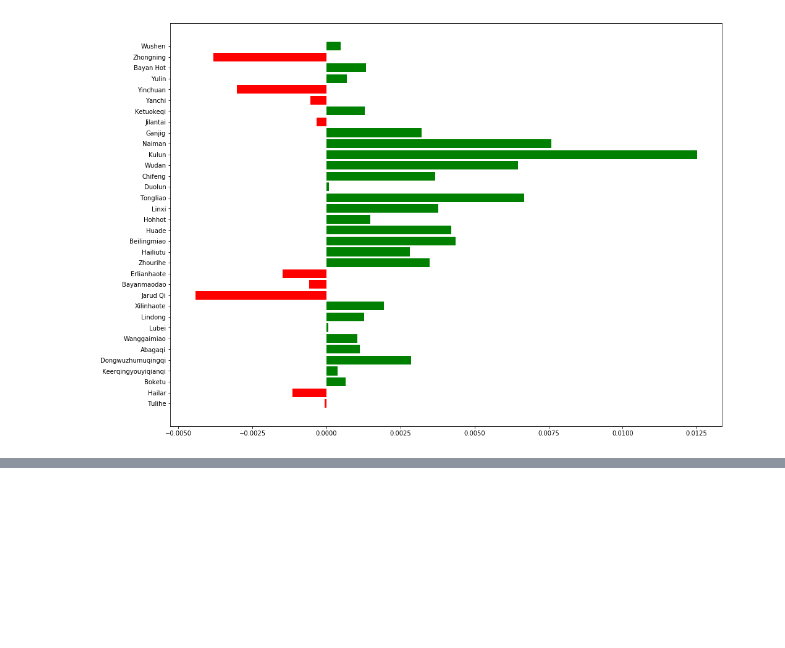
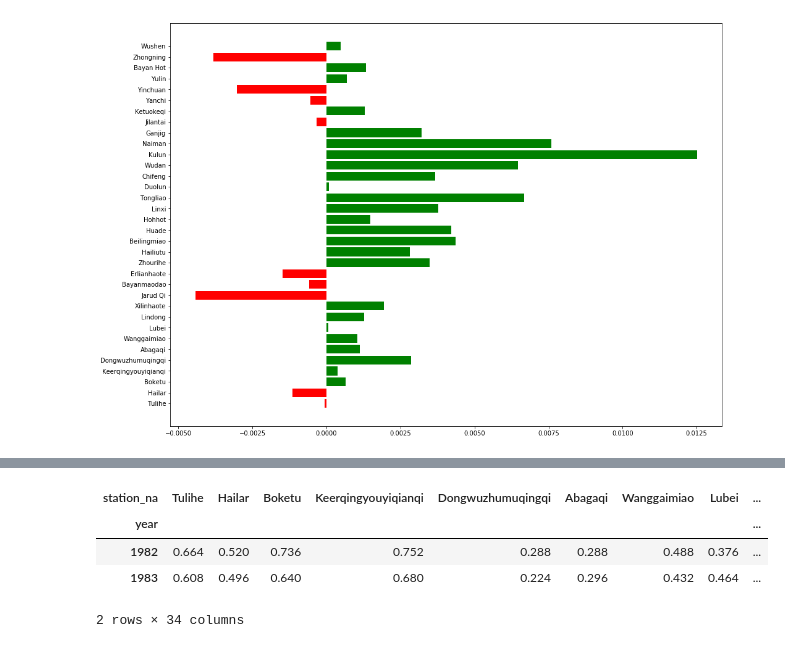
Before and after one commit to martin-martin/NDVI-trends-china, a Jupyter notebook: time_series_stats.ipynb, the cells around one changed output, grey strips where cells are left out. Saved outputs shown, nothing was run; the diff lists cells and outputs as text; code cells hidden in the pictures; blank space fills up the shorter version.

```diff
--- a/time_series_stats.ipynb
+++ b/time_series_stats.ipynb
@@ -308,0 +332,2 @@ plt.barh(y=slope_df.index, width=slope_df.slope, color=colors)
+# %%
+station_df = df[ndvi_columns].T
@@ -308,0 +341,13 @@ plt.barh(y=slope_df.index, width=slope_df.slope, color=colors)
+# %%
+station_df.index = list(range(1982, 2001))
+# %%
+station_df.index.names = ['year']
+station_df.columns = df.station_na
+# %%
+station_df.head(2)
+# %% [output]
+| station_na | Tulihe | Hailar | Boketu | Keerqingyouyiqianqi | Dongwuzhumuqingqi | Abagaqi | Wanggaimiao | Lubei | ... |
+| year |  |  |  |  |  |  |  |  | ... |
+| 1982 | 0.664 | 0.520 | 0.736 | 0.752 | 0.288 | 0.288 | 0.488 | 0.376 | ... |
+| 1983 | 0.608 | 0.496 | 0.640 | 0.680 | 0.224 | 0.296 | 0.432 | 0.464 | ... |
+2 rows × 34 columns
```
Also changed, not shown: parts of 15 cells of this notebook.
